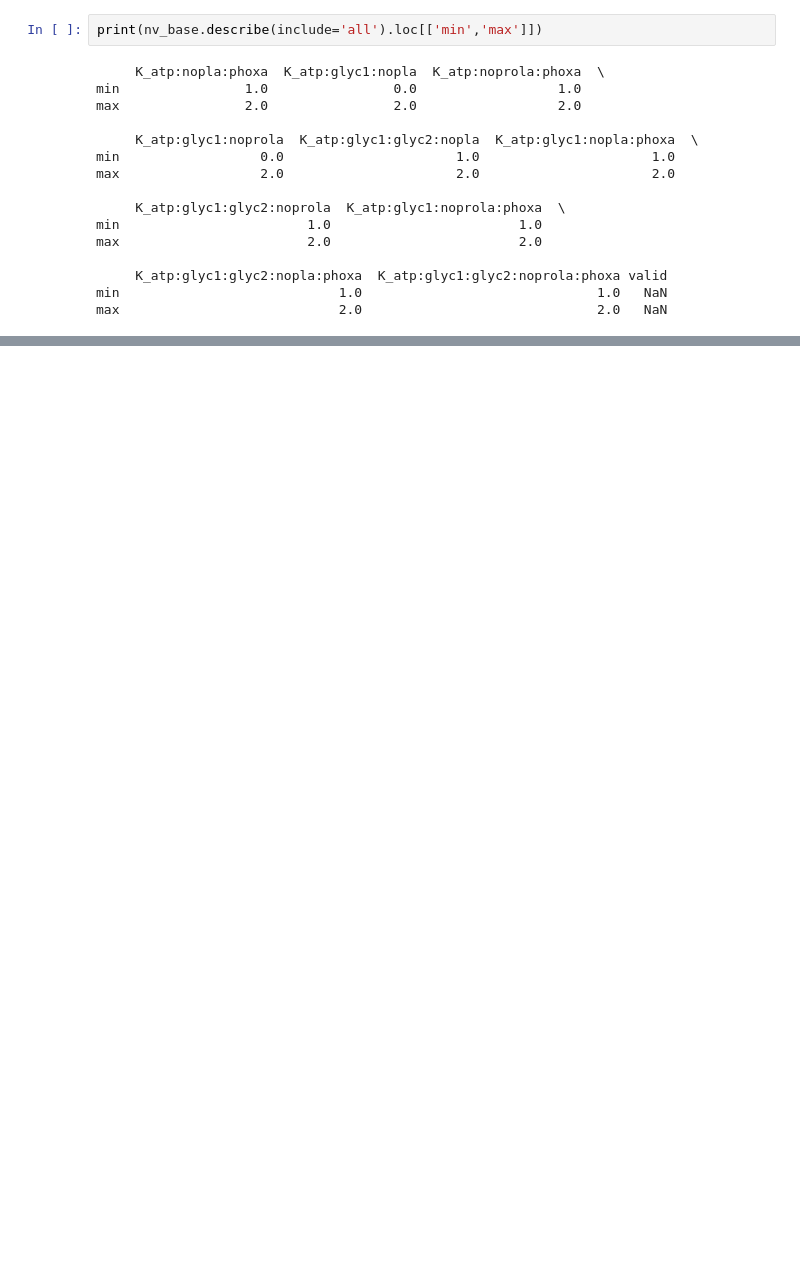
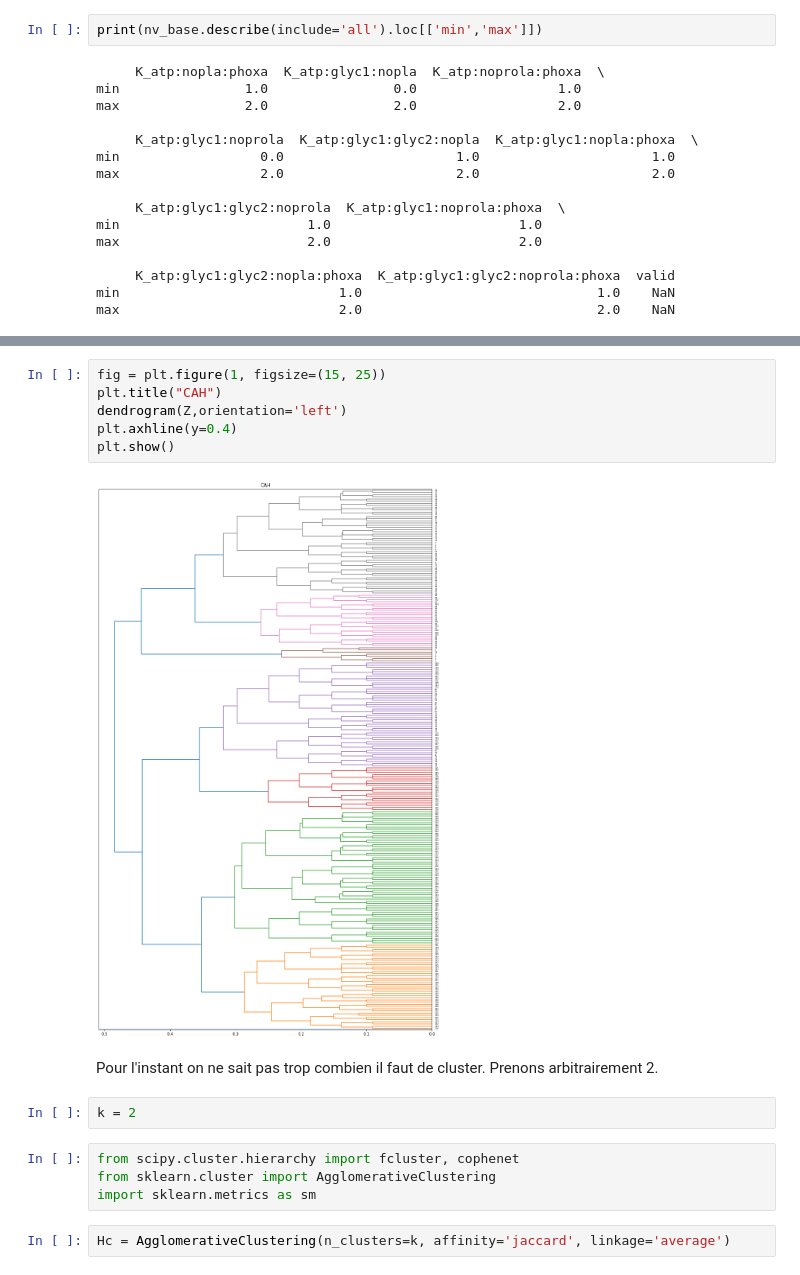
Before and after one commit to trsjulie/Projet_BioInfo, a Jupyter notebook: Bio_cont_3.ipynb, the cells around one changed output, grey strips where cells are left out. Drawn from its saved outputs; the diff is of its cells as text; blank space fills up the shorter version.

```diff
--- a/Bio_cont_3.ipynb
+++ b/Bio_cont_3.ipynb
@@ -117,0 +148,19 @@ max                            2.0                              2.0   NaN
+# %%
+fig = plt.figure(1, figsize=(15, 25))
+plt.title("CAH")
+dendrogram(Z,orientation='left')
+plt.axhline(y=0.4)
+plt.show()
+# %% [output]
+[figure, added]
+# %% [markdown]
+Pour l'instant on ne sait pas trop combien il faut de cluster.
+Prenons arbitrairement 2.
+# %%
+k = 2
+# %%
+from scipy.cluster.hierarchy import fcluster, cophenet
+from sklearn.cluster import AgglomerativeClustering
+import sklearn.metrics as sm
+# %%
+Hc = AgglomerativeClustering(n_clusters=k, affinity='jaccard', linkage='average')
```
Also changed, not shown: parts of 9 cells of this notebook, 2 other files.
